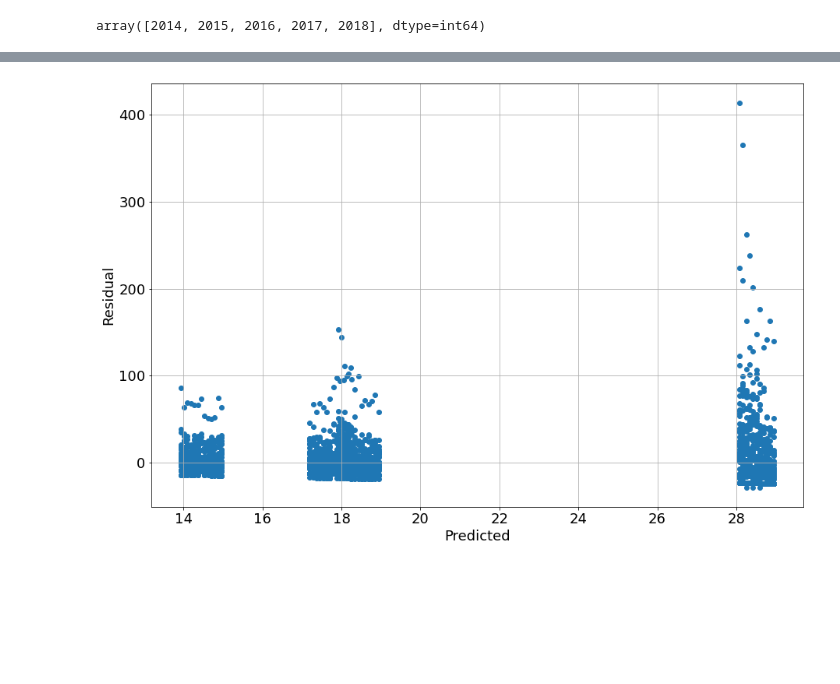
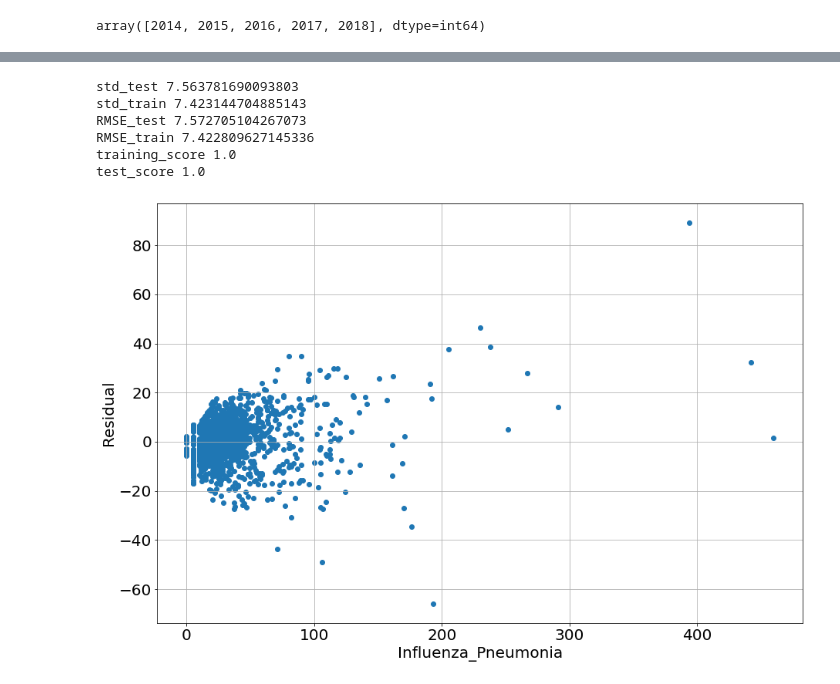
Before and after one commit to adreyzin/CapstoneTwoRepo, a Jupyter notebook: Weekly Counts of Deaths by State and Select Causes, 2014-2018.ipynb, the cells around one changed output, grey strips where cells are left out. Cells and saved outputs as stored; diff of their text form; code cells hidden in the pictures; blank space fills up the shorter version.

```diff
--- a/Weekly Counts of Deaths by State and Select Causes, 2014-2018.ipynb
+++ b/Weekly Counts of Deaths by State and Select Causes, 2014-2018.ipynb
@@ -312,3 +383,5 @@ df['Winter'] = (df['WeekEndDate'].apply(season) == 'Winter').astype('int32')
 df['Spring'] = (df['WeekEndDate'].apply(season) == 'Spring').astype('int32')
 df['Summer'] = (df['WeekEndDate'].apply(season) == 'Summer').astype('int32')
 df['Fall'] = (df['WeekEndDate'].apply(season) == 'Fall').astype('int32')
+# %%
+df['Season'] = df.apply(lambda x: season(x['WeekEndDate']), axis=1)
@@ -431,32 +677,47 @@ X_train=df[~(df['Year']==2018)].drop(['NextWeekInfluenzaPneumonia','State','Mont
 y_test=df[df['Year']==2018]['NextWeekInfluenzaPneumonia']
 X_test=df[df['Year']==2018].drop(['NextWeekInfluenzaPneumonia','State','Month'], axis=1)
 # %%
-def metrics(model=None, features=None, X_test=None, y_true_test=None, X_train=None, y_true_train=None):
+def metrics(model=None, features=None, X_test=None, y_true_test=None, X_train=None, y_true_train=None, \
+            x_feature=None, x_label=''):
+
+    hypertablerow={}
     hypertablerow['model']=model.__class__.__name__
     hypertablerow['features']=features
     hypertablerow['dropped isna columns']=True
 
+    X_train_temp = X_train[features]
+    X_test_temp = X_test[features]
+    model.fit(X_train_temp,y_train)
 
-    model.fit(X_train[features],y_train)
+    y_pred_test = model.predict(X_test_temp)
+    y_pred_train = model.predict(X_train_temp)
 
-    y_pred_test = model.predict(X_test[features])
-    y_pred_train = model.predict(X_train[features])
 
     hypertablerow['std_test'] = (y_true_test-y_pred_test).std()
+    print('std_test', hypertablerow['std_test'])
     hypertablerow['std_train'] = (y_true_train - y_pred_train).std()
+    print('std_train', hypertablerow['std_train'])
     hypertablerow['RMSE_test'] = math.sqrt(mean_squared_error(y_true=y_true_test, y_pred=y_pred_test))
+    print('RMSE_test', hypertablerow['RMSE_test'])
     hypertablerow['RMSE_train']= math.sqrt(mean_squared_error(y_true=y_true_train, y_pred=y_pred_train))
-    hypertablerow['training_score'] = model.score(X=X_train[features], y=y_pred_train)
-    hypertablerow['test_score'] = model.score(X=X_test[features], y=y_pred_test)
+    print('RMSE_train', hypertablerow['RMSE_train'])
+    hypertablerow['training_score'] = model.score(X=X_train_temp, y=y_pred_train)
+    print('training_score', hypertablerow['training_score'])
+    hypertablerow['test_score'] = model.score(X=X_test_temp, y=y_pred_test)
+    print('test_score', hypertablerow['test_score'])
     hypertable.append(hypertablerow)
     pd.Series(hypertablerow)
 
     plt.figure(figsize=(15,10))
     #plt.scatter(model.predict(X_test[features]), y_test)
-    plt.scatter(model.predict(X_test[features]), y_test-model.predict(X_test[features]))
+    #plt.scatter(model.predict(X_test[features]), model.predict(X_test[features])-y_test)
+    #plt.scatter(y_test, model.predict(X_test[features])-y_test)
+    plt.scatter(X_test[x_feature], y_pred_test-y_test)
     fig.tight_layout()
     plt.grid('on')
-    plt.xlabel('Predicted')
+    plt.xlabel(x_feature)
     plt.ylabel('Residual')
     plt.rc('font', size=20)
     plt.show()
+
+    return hypertablerow
@@ -463,8 +737,14 @@ def metrics(model=None, features=None, X_test=None, y_true_test=None, X_train=No
 # %%
-hypertablerow={}
-model = LinearRegression()
-features = ['Week', 'Year', 'Fall', 'Winter', 'Spring', 'Summer']
-metrics(model=model, features=features, X_train=X_train, y_true_train=y_train, X_test=X_test, y_true_test=y_test)
+#model = LinearRegression()
+features=['Week','Year','Fall','Winter','Spring','Summer','Influenza_Pneumonia']
+hypertablerow = metrics(model=model,features=features,X_train=X_train,y_true_train=y_train,\
+                        X_test=X_test,y_true_test=y_test, x_feature='Influenza_Pneumonia')
 # %% [output]
+std_test 7.563781690093803
+std_train 7.423144704885143
+RMSE_test 7.572705104267073
+RMSE_train 7.422809627145336
+training_score 1.0
+test_score 1.0
-[figure, old version]
+[figure, new version]
 # %%
```
Also changed, not shown: parts of 39 cells of this notebook, 1 other file.
